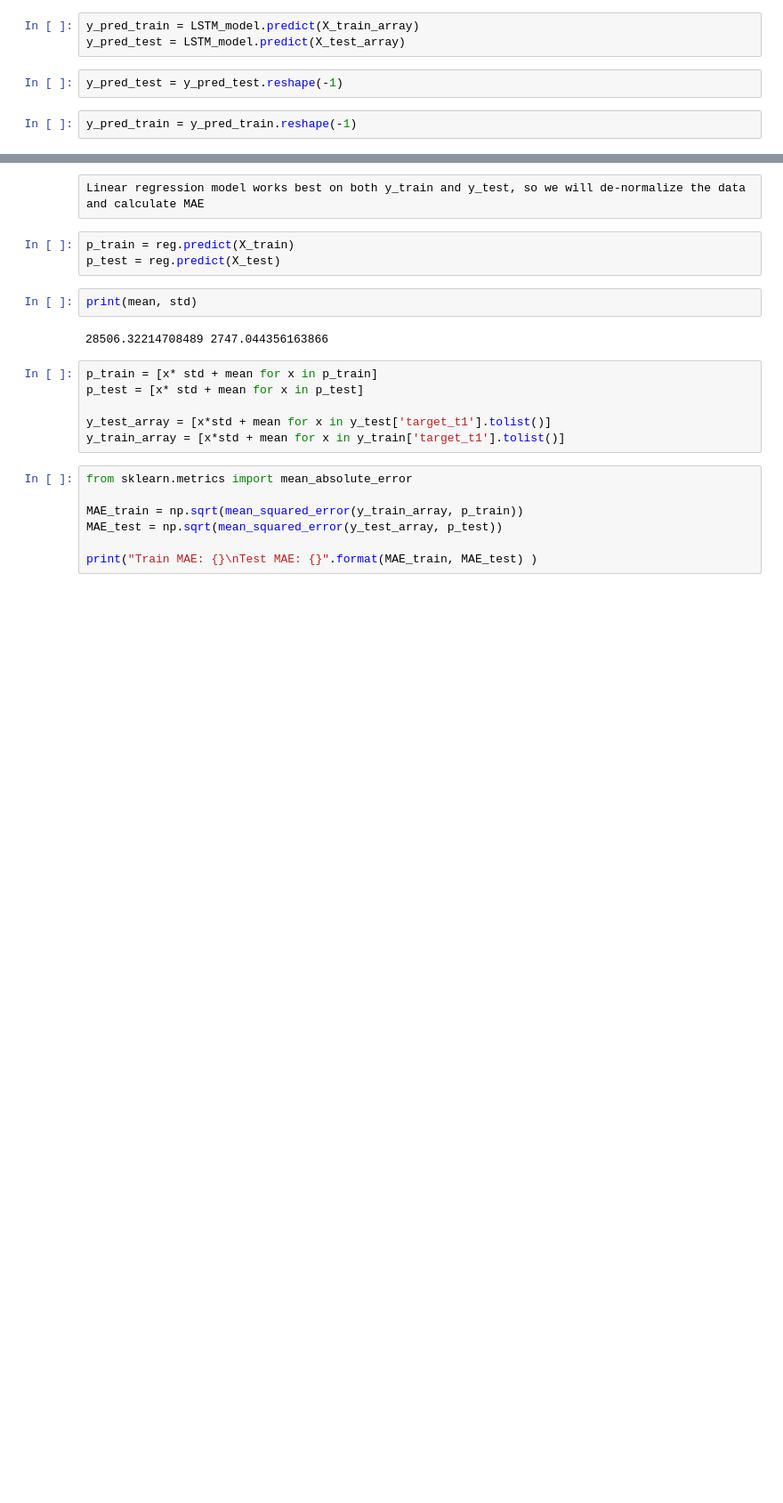
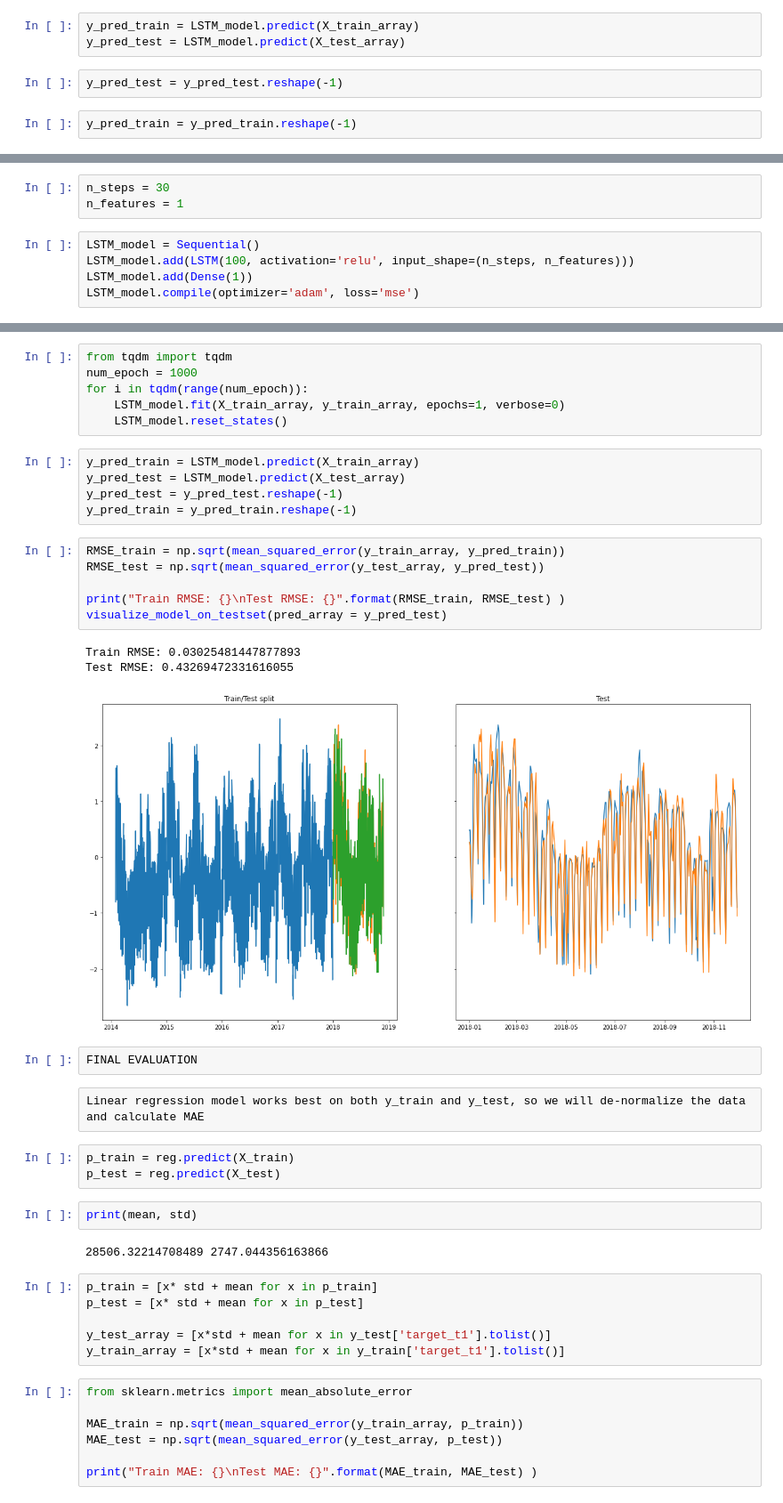
Before and after one commit to BatmanofZuhandArrgh/SpainEnergyDemandPrediction, a Jupyter notebook: demand_forecast_with_ml.ipynb, the cells around one changed output, grey strips where cells are left out. Shown at 89% size. Drawn from its saved outputs; the diff is of its cells as text; blank space fills up the shorter version.

```diff
--- a/demand_forecast_with_ml.ipynb
+++ b/demand_forecast_with_ml.ipynb
@@ -304,0 +339,8 @@ We believe we have done something wrong, possibly putting timestep as 1, and put
+# %%
+n_steps = 30
+n_features = 1
+# %%
+LSTM_model = Sequential()
+LSTM_model.add(LSTM(100, activation='relu', input_shape=(n_steps, n_features)))
+LSTM_model.add(Dense(1))
+LSTM_model.compile(optimizer='adam', loss='mse')
@@ -305,3 +349,26 @@ We believe we have done something wrong, possibly putting timestep as 1, and put
+# %%
+from tqdm import tqdm
+num_epoch = 1000
+for i in tqdm(range(num_epoch)):
+    LSTM_model.fit(X_train_array, y_train_array, epochs=1, verbose=0)
+    LSTM_model.reset_states()
+# %%
+y_pred_train = LSTM_model.predict(X_train_array)
+y_pred_test = LSTM_model.predict(X_test_array)
+y_pred_test = y_pred_test.reshape(-1)
+y_pred_train = y_pred_train.reshape(-1)
+# %%
+RMSE_train = np.sqrt(mean_squared_error(y_train_array, y_pred_train))
+RMSE_test = np.sqrt(mean_squared_error(y_test_array, y_pred_test))
+
+print("Train RMSE: {}\nTest RMSE: {}".format(RMSE_train, RMSE_test) )
+visualize_model_on_testset(pred_array = y_pred_test)
+# %% [output]
+Train RMSE: 0.03025481447877893
+Test RMSE: 0.43269472331616055
+[figure, added]
+# %%
+FINAL EVALUATION
 # %% [raw]
 Linear regression model works best on both y_train and y_test, so we will de-normalize the data and calculate MAE
 # %%
```
Also changed, not shown: parts of 14 cells of this notebook.
